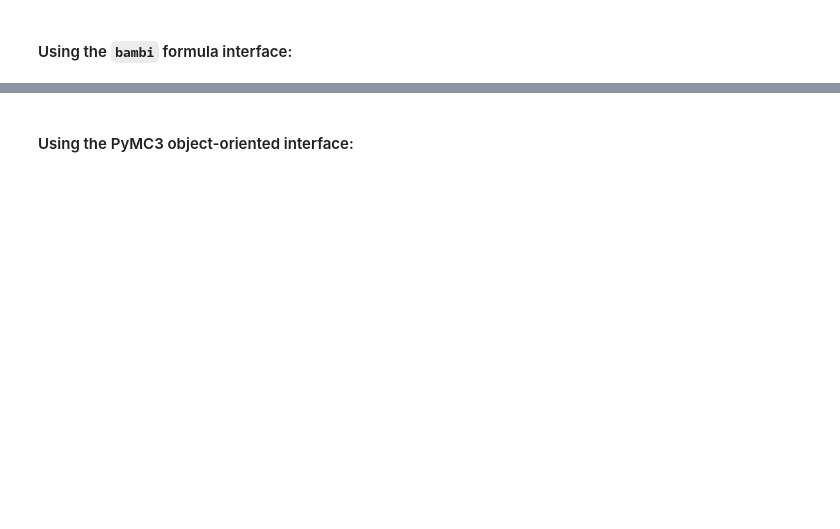
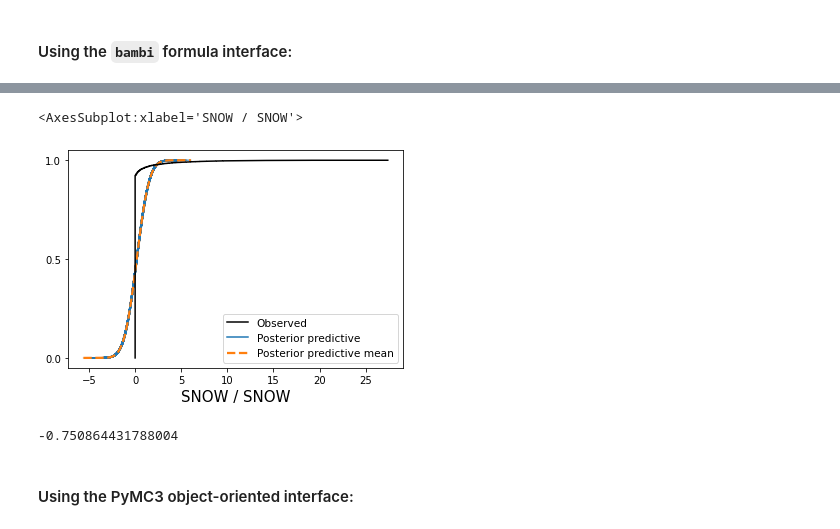
Before and after one commit to curtywang/ee5020-notes-fa21, a Jupyter notebook: day13/bayesian_statistics.ipynb, the cells around one changed output, grey strips where cells are left out. Cells and saved outputs as stored; diff of their text form; code cells hidden in the pictures; blank space fills up the shorter version.

```diff
--- a/day13/bayesian_statistics.ipynb
+++ b/day13/bayesian_statistics.ipynb
@@ -452,3 +688,21 @@ plt.legend()
+# %%
+posterior_predictive = big_lin_model.predict(big_lin_model_fit, kind="pps", draws=500)
+arviz.plot_ppc(big_lin_model_fit, kind="cumulative")
+# %% [output]
+<AxesSubplot:xlabel='SNOW / SNOW'>
+[figure, added]
+# %%
+df_snowfall_results = df_snowfall.copy()
+df_snowfall_results["SNOW_pred"] = df_snowfall_results["MONTH"] * df_big_lin_model["mean"]["MONTH"] + \
+                                   df_snowfall_results["MONTH"] * df_big_lin_model["mean"]["np.power(MONTH, 2)"] + \
+                                   df_snowfall_results["TMIN"] * df_big_lin_model["mean"]["TMIN"] + \
+                                   df_snowfall_results["TMAX"] * df_big_lin_model["mean"]["TMAX"] + \
+                                   df_snowfall_results["TMAX"] * df_snowfall_results["TMIN"] * df_big_lin_model["mean"]["TMIN:TMAX"] + \
+                                   df_big_lin_model["mean"]["Intercept"]
+# df_snowfall_results[["SNOW", "SNOW_pred"]]
+sklearn.metrics.r2_score(df_snowfall_results["SNOW"], df_snowfall_results["SNOW_pred"])
+# %% [output]
+-0.750864431788004
 # %% [markdown]
 #### Using the PyMC3 object-oriented interface:
 # %% [markdown]
```
Also changed, not shown: parts of 34 cells of this notebook, 2 other files.
